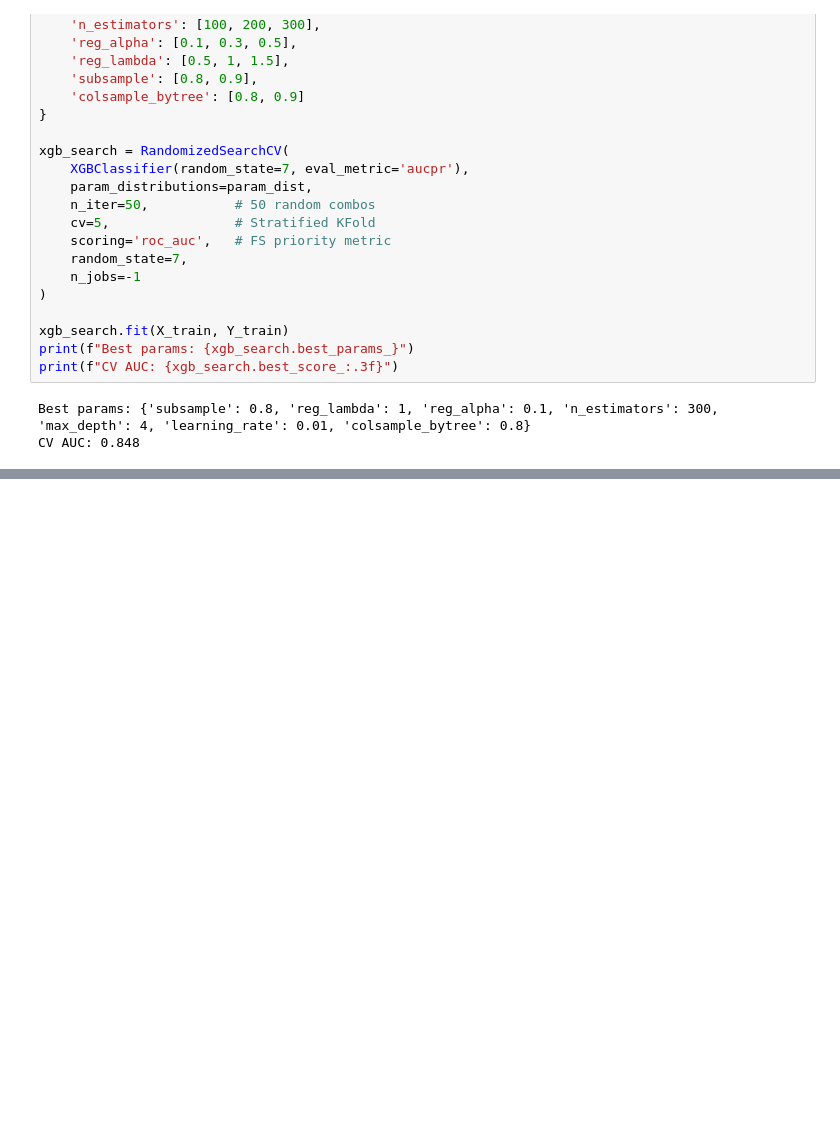
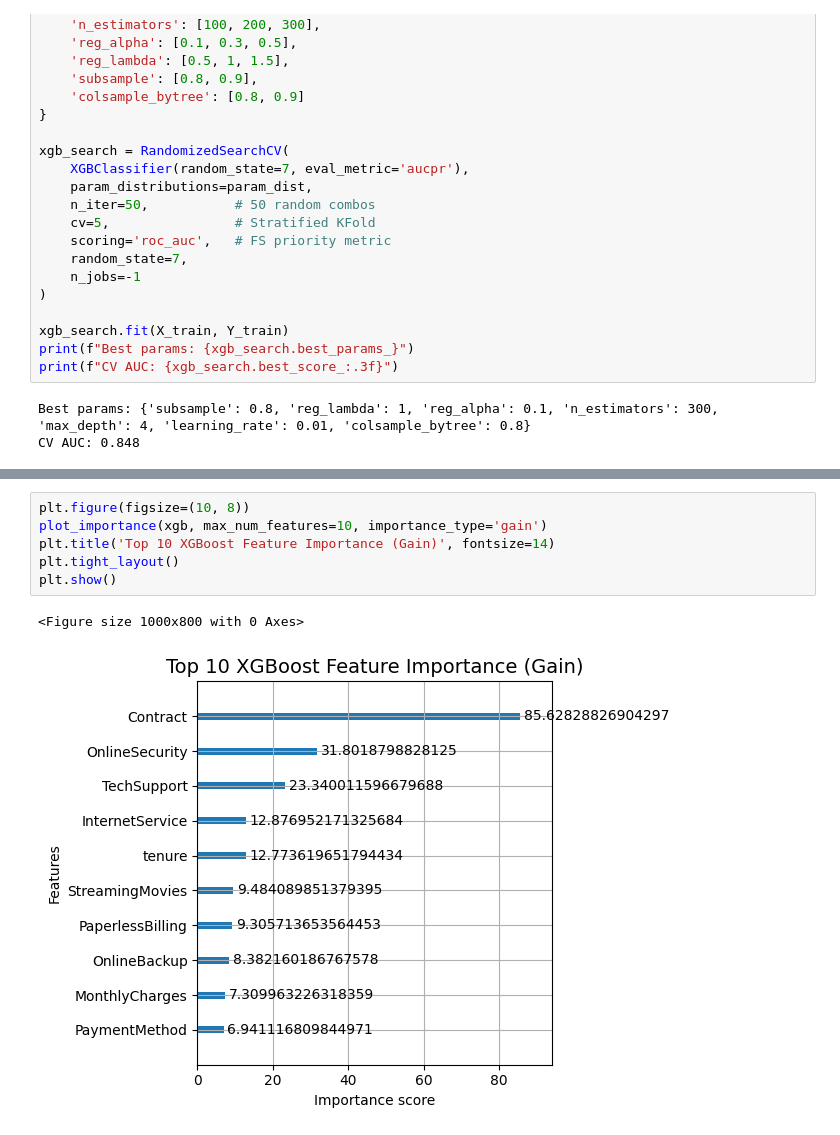
Before and after one commit to rezaDamansabz/Customer_Churn_Analysis_ML, a Jupyter notebook: Customer_Churn_prediction.ipynb, the cells around one changed output, grey strips where cells are left out. Saved outputs shown, nothing was run; the diff lists cells and outputs as text; blank space fills up the shorter version.

```diff
--- a/Customer_Churn_prediction.ipynb
+++ b/Customer_Churn_prediction.ipynb
@@ -541,0 +517,9 @@ Test acc:  80.2%
+# %%
+plt.figure(figsize=(10, 8))
+plot_importance(xgb, max_num_features=10, importance_type='gain')
+plt.title('Top 10 XGBoost Feature Importance (Gain)', fontsize=14)
+plt.tight_layout()
+plt.show()
+# %% [output]
+<Figure size 1000x800 with 0 Axes>
+[figure, added]
```
Also changed, not shown: parts of 5 cells of this notebook.
